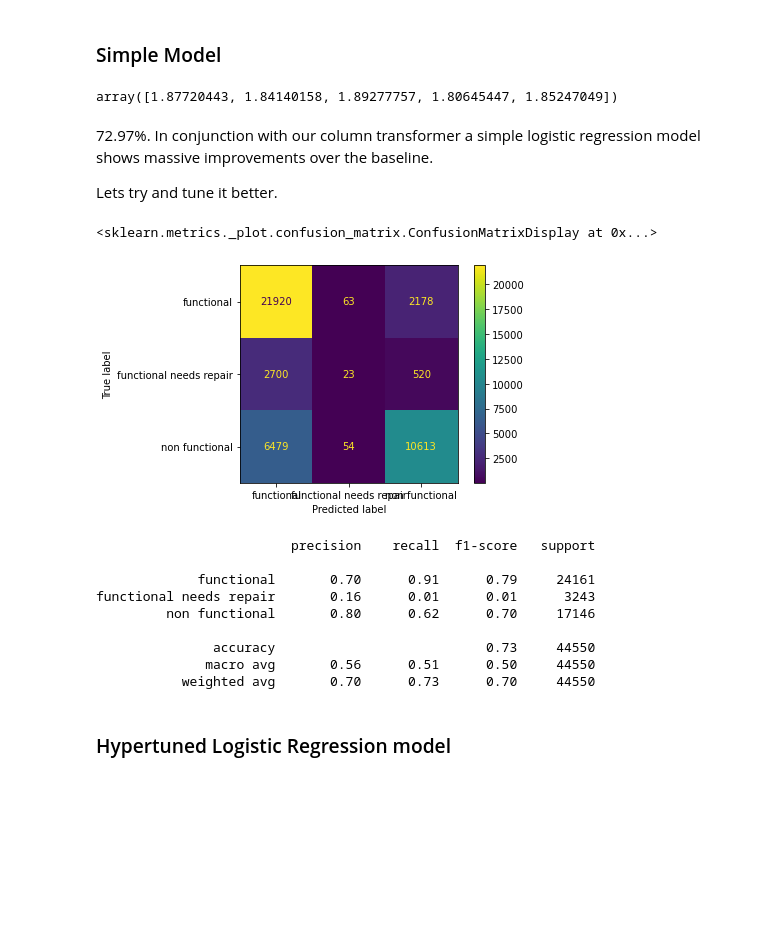
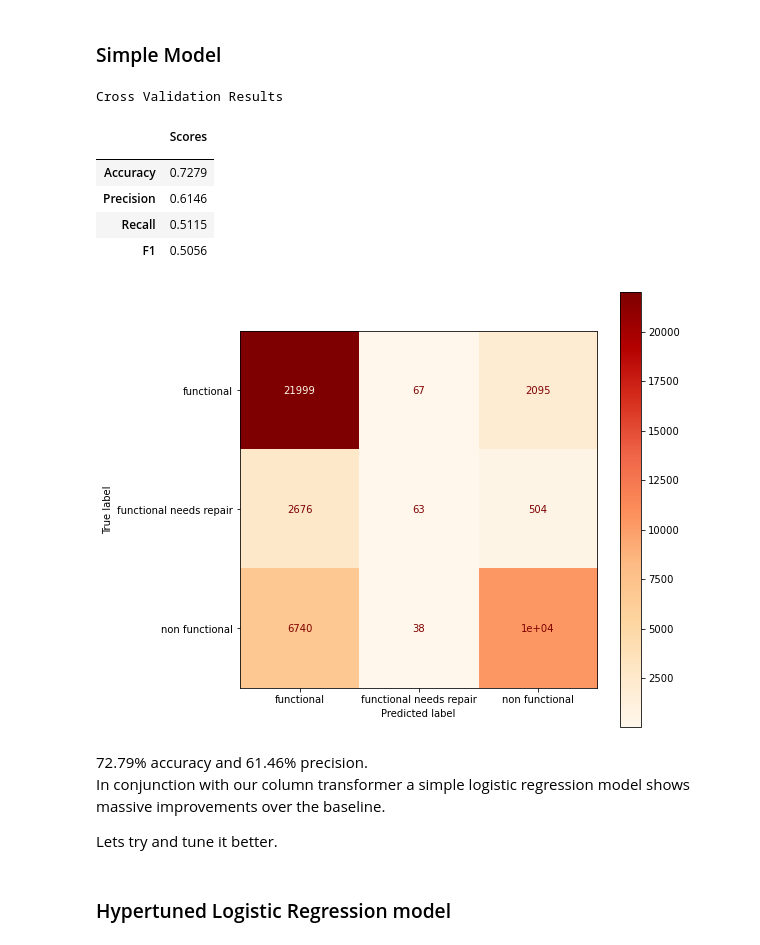
Before and after one commit to ssaeed85/dsc-ph3-TanzaniaWaterWell, a Jupyter notebook: Notebook_DataCleaning.ipynb, the cells around one changed output. Cells and saved outputs as stored; diff of their text form; code cells hidden in the pictures; blank space fills up the shorter version.

```diff
--- a/Notebook_DataCleaning.ipynb
+++ b/Notebook_DataCleaning.ipynb
@@ -33,7 +33,7 @@ from src.pandas_helper import *
 # %% [markdown]
 **Note:** To speed up running of model fit cells, the n_jobs parameter is set to a global variable. This is defaulted to -1 to allow access to the entirety of your machine's CPU resources. This ***will*** make your machine essentially unusable until the operations have finished performing. Set this to None for regular operations
 # %%
-Notebook_n_jobs = -2
+Notebook_n_jobs = 5
 # %% [markdown]
 # Load Data
 # %%
@@ -188,18 +188,3 @@ subpipe_coord = Pipeline(steps=[
     ('coord_imp', CoordinatesImputer(groupByTarget='region',metric='median')),
     ('coord_sc', MinMaxScaler()),
 ])
-# %%
-def modelReport(model, X, y):
-    preds = cross_val_predict(estimator=model,X=X,y=y)
-    cm = confusion_matrix(y, preds, labels=model.classes_)
-
-
-    disp = ConfusionMatrixDisplay(cm, display_labels=model.classes_)
-    fig, ax = plt.subplots(figsize=(10,10))
-    disp.plot(cmap='OrRd',ax=ax)
-
-
-    cv = cross_validate(model,X,y,scoring=['accuracy','precision_macro'])
-    print('-'*32)
-    pritn('Cross Validation accuracy:', cv['test_accuracy'].mean())
-#     print(cross_val_score)
@@ -239,49 +287,41 @@ pickle.dump(baseline_00, open(filePath, 'wb'))
 # %%
 ct = ColumnTransformer(transformers=[
 
-    ('ct_cyr',subpipe_num,['construction_year']),
-    ('ct_coord',subpipe_coord, ['latitude','longitude','region']), #Note: region is passed to allow groupby. Not returned.
-    ('ct_cat1',subpipe_cat1,col_ImputeAndOHE),
-    ('ct_cat2',subpipe_cat2,col_OneHotEncode),
+    ('ct_cyr', subpipe_num, ['construction_year']),
+
+    # Note: region is passed to allow groupby. Not returned.
+    ('ct_coord', subpipe_coord, ['latitude', 'longitude', 'region']),
+
+    ('ct_cat1', subpipe_cat1, ['public_meeting','scheme_management', 'permit', 'source_class']),
+
+    ('ct_cat2', subpipe_cat2, ['basin', 'extraction_type_class', 'management', 'payment', 'quality_group',
+                               'quantity', 'source_type', 'waterpoint_type_group']),
 
 ])
 # %%
 log_reg_pipe = Pipeline([
-    ('ct',ct),
-   ('log_reg',LogisticRegression(random_state=42,n_jobs=Notebook_n_jobs))
+    ('ct', ct),
+    ('log_reg', LogisticRegression(random_state=42, n_jobs=Notebook_n_jobs))
 ])
-log_reg_pipe.fit(X_train,y_train);
+log_reg_pipe.fit(X_train, y_train)
+modelReport(log_reg_pipe,X_train,y_train)
+# %% [output]
+Cross Validation Results
+|  | Scores |
+|  |  |
+| Accuracy | 0.7279 |
+| Precision | 0.6146 |
+| Recall | 0.5115 |
+| F1 | 0.5056 |
+[figure, added]
 # %%
 filePath = f'models/{log_reg_pipe=}'.split('=')[0] + '.sav'
 pickle.dump(log_reg_pipe, open(filePath, 'wb'))
-
-cross_val_score(X=X_train,
-                y=y_train,
-                estimator=log_reg_pipe,
-                scoring=my_scorer)
-# %% [output]
-array([1.87720443, 1.84140158, 1.89277757, 1.80645447, 1.85247049])
 # %% [markdown]
-72.97%. In conjunction with our column transformer a simple logistic regression model shows massive improvements over the baseline.
+72.79% accuracy and 61.46% precision. \
+In conjunction with our column transformer a simple logistic regression model shows massive improvements over the baseline.
 
 Lets try and tune it better.
-# %%
-plot_confusion_matrix(log_reg_pipe,X_train,y_train)
-# %% [output]
-<sklearn.metrics._plot.confusion_matrix.ConfusionMatrixDisplay at 0x...>
-[figure, removed]
-# %%
-print(classification_report(y_train,log_reg_pipe.predict(X_train)))
-# %% [output]
-                         precision    recall  f1-score   support
-
-             functional       0.70      0.91      0.79     24161
-functional needs repair       0.16      0.01      0.01      3243
-         non functional       0.80      0.62      0.70     17146
-
-               accuracy                           0.73     44550
-              macro avg       0.56      0.51      0.50     44550
-           weighted avg       0.70      0.73      0.70     44550
 # %% [markdown]
 ### Hypertuned Logistic Regression model
 # %%
```
Also changed, not shown: parts of 74 cells of this notebook.
